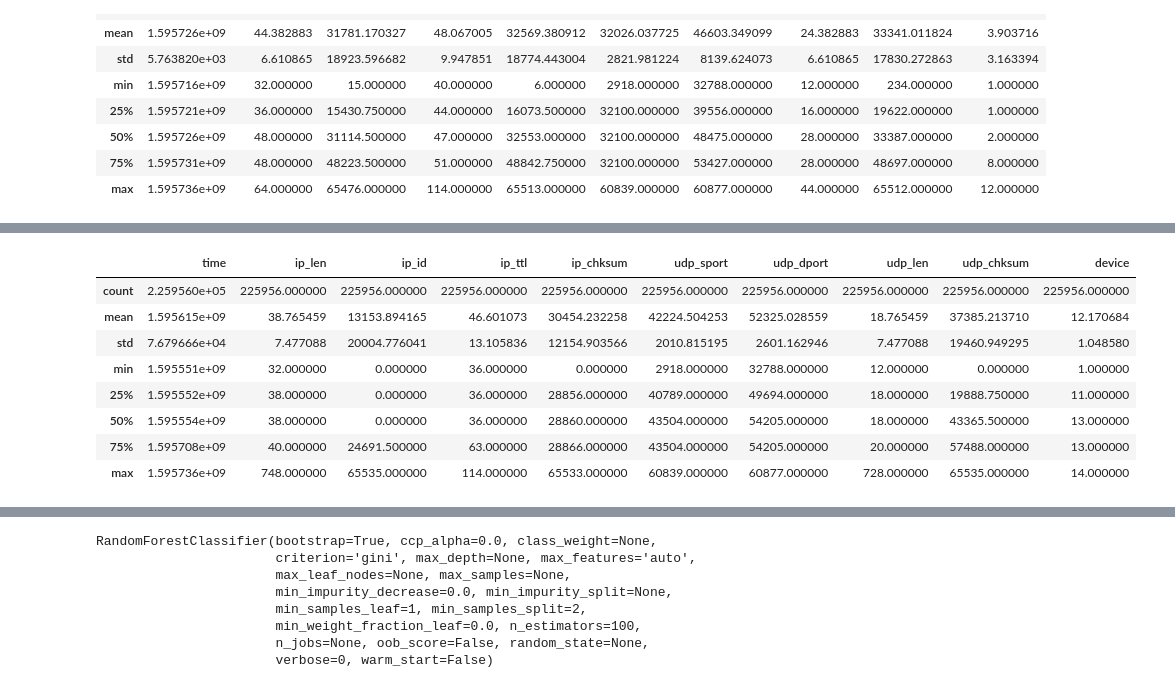
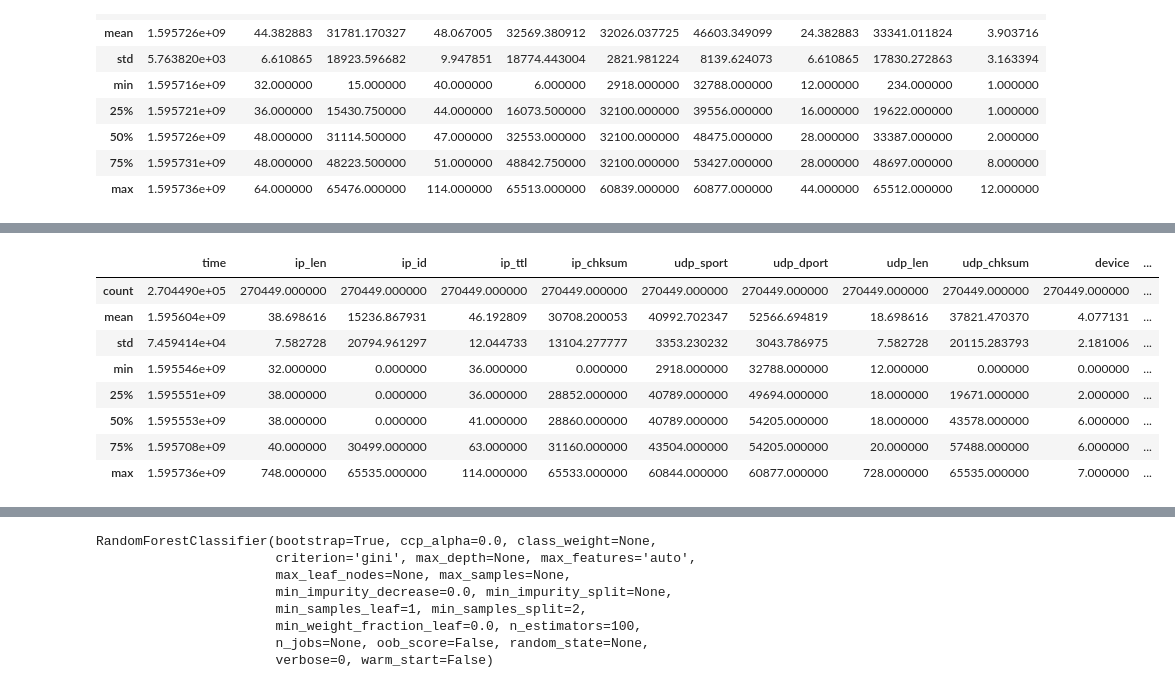
Before and after one commit to YeweiYuan/Iot-Security-Project, a Jupyter notebook: MLforUDP.ipynb, the cells around one changed output, grey strips where cells are left out. Drawn from its saved outputs; the diff is of its cells as text; code cells hidden in the pictures.

```diff
--- a/MLforUDP.ipynb
+++ b/MLforUDP.ipynb
@@ -74,0 +241,2 @@ camhip.describe()
+# %%
+camhip3 = add_features(camhip3)
@@ -74,0 +260,2 @@ camhip.describe()
+# %%
+camhip4 = add_features(camhip4)
@@ -74,0 +279,2 @@ camhip.describe()
+# %%
+camhip5 = add_features(camhip5)
@@ -87,0 +345,4 @@ cap.describe()
+# %%
+capip = cap.groupby('ip_src').count()
+nsources = capip[capip['time']>30].index.tolist()
+nsources
@@ -88,18 +376,17 @@ cap.describe()
 # %%
 cap["device"] = [0]*len(cap)
-sources = list(set(cap["ip_src"]))
 dp = 1
-for source in sources:
-  cap['device'] += cap["ip_src"].apply(lambda x: dp if x == source else 0)
+for nsource in nsources:
+  cap['device'] += cap["ip_src"].apply(lambda x: dp if x == nsource else 0)
   dp += 1
 cap.describe()
 # %% [output]
-|  | time | ip_len | ip_id | ip_ttl | ip_chksum | udp_sport | udp_dport | udp_len | udp_chksum | device |
-| count | 2.259560e+05 | 225956.000000 | 225956.000000 | 225956.000000 | 225956.000000 | 225956.000000 | 225956.000000 | 225956.000000 | 225956.000000 | 225956.000000 |
-| mean | 1.595615e+09 | 38.765459 | 13153.894165 | 46.601073 | 30454.232258 | 42224.504253 | 52325.028559 | 18.765459 | 37385.213710 | 12.170684 |
-| std | 7.679666e+04 | 7.477088 | 20004.776041 | 13.105836 | 12154.903566 | 2010.815195 | 2601.162946 | 7.477088 | 19460.949295 | 1.048580 |
-| min | 1.595551e+09 | 32.000000 | 0.000000 | 36.000000 | 0.000000 | 2918.000000 | 32788.000000 | 12.000000 | 0.000000 | 1.000000 |
-| 25% | 1.595552e+09 | 38.000000 | 0.000000 | 36.000000 | 28856.000000 | 40789.000000 | 49694.000000 | 18.000000 | 19888.750000 | 11.000000 |
-| 50% | 1.595554e+09 | 38.000000 | 0.000000 | 36.000000 | 28860.000000 | 43504.000000 | 54205.000000 | 18.000000 | 43365.500000 | 13.000000 |
-| 75% | 1.595708e+09 | 40.000000 | 24691.500000 | 63.000000 | 28866.000000 | 43504.000000 | 54205.000000 | 20.000000 | 57488.000000 | 13.000000 |
-| max | 1.595736e+09 | 748.000000 | 65535.000000 | 114.000000 | 65533.000000 | 60839.000000 | 60877.000000 | 728.000000 | 65535.000000 | 14.000000 |
+|  | time | ip_len | ip_id | ip_ttl | ip_chksum | udp_sport | udp_dport | udp_len | udp_chksum | device | ... |
+| count | 2.704490e+05 | 270449.000000 | 270449.000000 | 270449.000000 | 270449.000000 | 270449.000000 | 270449.000000 | 270449.000000 | 270449.000000 | 270449.000000 | ... |
+| mean | 1.595604e+09 | 38.698616 | 15236.867931 | 46.192809 | 30708.200053 | 40992.702347 | 52566.694819 | 18.698616 | 37821.470370 | 4.077131 | ... |
+| std | 7.459414e+04 | 7.582728 | 20794.961297 | 12.044733 | 13104.277777 | 3353.230232 | 3043.786975 | 7.582728 | 20115.283793 | 2.181006 | ... |
+| min | 1.595546e+09 | 32.000000 | 0.000000 | 36.000000 | 0.000000 | 2918.000000 | 32788.000000 | 12.000000 | 0.000000 | 0.000000 | ... |
+| 25% | 1.595551e+09 | 38.000000 | 0.000000 | 36.000000 | 28852.000000 | 40789.000000 | 49694.000000 | 18.000000 | 19671.000000 | 2.000000 | ... |
+| 50% | 1.595553e+09 | 38.000000 | 0.000000 | 41.000000 | 28860.000000 | 40789.000000 | 54205.000000 | 18.000000 | 43578.000000 | 6.000000 | ... |
+| 75% | 1.595708e+09 | 40.000000 | 30499.000000 | 63.000000 | 31160.000000 | 43504.000000 | 54205.000000 | 20.000000 | 57488.000000 | 6.000000 | ... |
+| max | 1.595736e+09 | 748.000000 | 65535.000000 | 114.000000 | 65533.000000 | 60844.000000 | 60877.000000 | 728.000000 | 65535.000000 | 7.000000 | ... |
```
Also changed, not shown: parts of 76 cells of this notebook.
